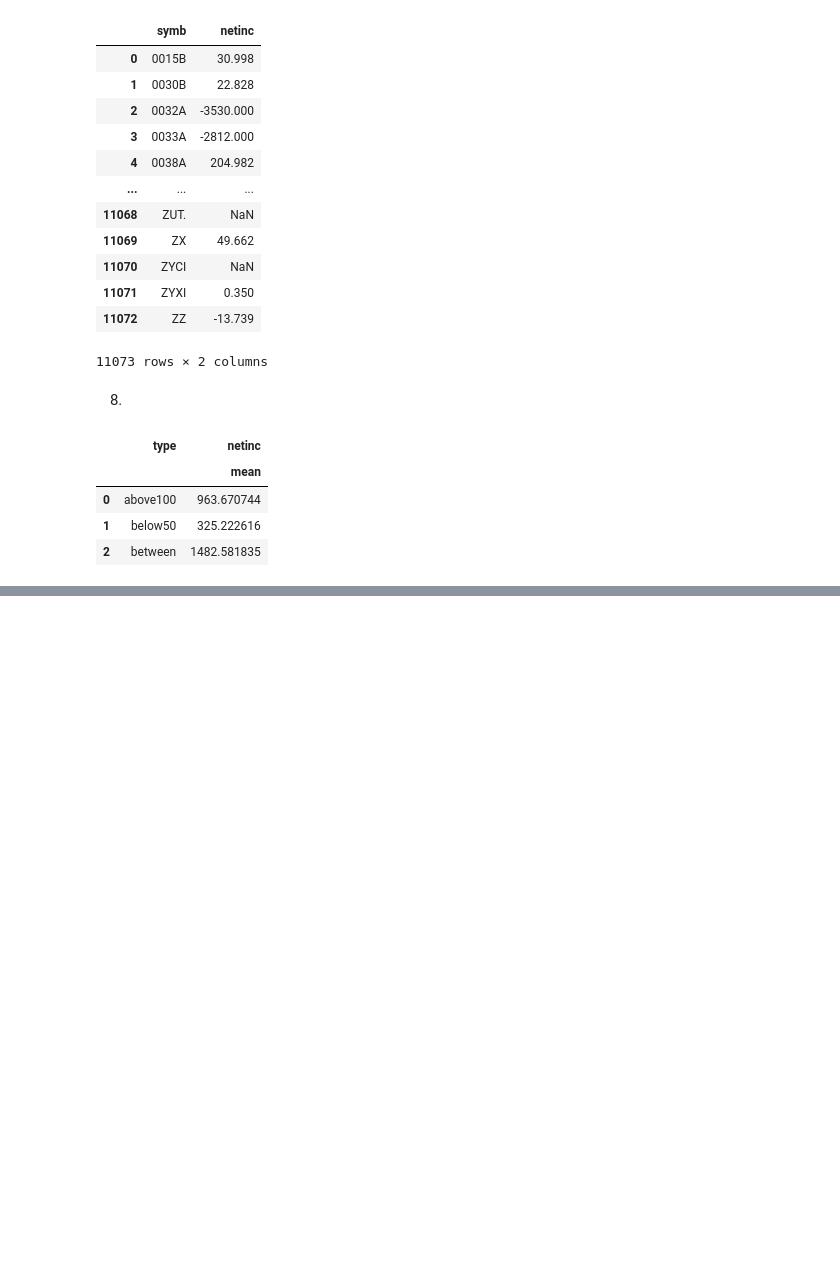
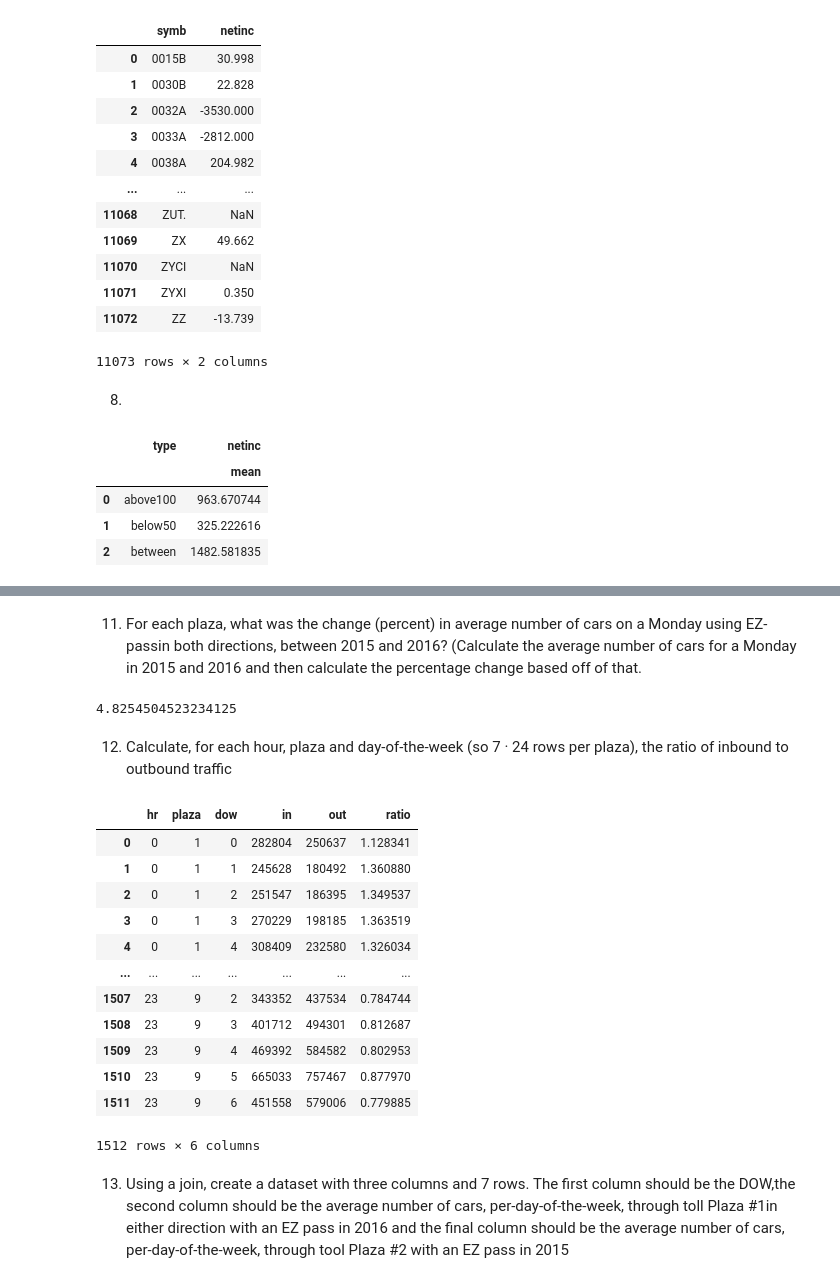
Before and after one commit to anitarestrepo16/databases_class_pandas, a Jupyter notebook: HW6/HW6.ipynb, the cells around one changed output, grey strips where cells are left out. Cells and saved outputs as stored; diff of their text form; code cells hidden in the pictures; blank space fills up the shorter version.

```diff
--- a/HW6/HW6.ipynb
+++ b/HW6/HW6.ipynb
@@ -282,0 +479,36 @@ out.groupby(out.loc[:, 'type'], as_index = False).agg({'netinc': ['mean']})
+# %% [markdown]
+11. For each plaza, what was the change (percent) in average number of cars on a Monday using EZ-passin both directions, between 2015 and 2016? (Calculate the average number of cars for a Monday in 2015 and 2016 and then calculate the percentage change based off of that.
+# %%
+cars2015 = dfMTA.loc[(dfMTA.loc[:, 'mtadt'].dt.year == 2015) & (dfMTA.loc[:, 'mtadt'].dt.day_of_week == 1), 'vehiclesez'].mean()
+cars2016 = dfMTA.loc[(dfMTA.loc[:, 'mtadt'].dt.year == 2016) & (dfMTA.loc[:, 'mtadt'].dt.day_of_week == 1), 'vehiclesez'].mean()
+(cars2016-cars2015)/cars2015*100
+# %% [output]
+4.8254504523234125
+# %% [markdown]
+12. Calculate, for each hour, plaza and day-of-the-week (so 7 · 24 rows per plaza), the ratio of inbound to outbound traffic
+# %%
+inbound = dfMTA.loc[(dfMTA.loc[:, 'direction'] == 'I'), :].assign(traffic = dfMTA.loc[:, 'vehiclesez'] + dfMTA.loc[:, 'vehiclescash']).\
+    groupby(['hr', 'plaza', dfMTA.loc[:, 'mtadt'].dt.day_of_week]).agg({'traffic': ['sum']}).reset_index()
+inbound.columns = ['hr', 'plaza', 'dow', 'in']
+outbound = dfMTA.loc[(dfMTA.loc[:, 'direction'] == 'O'), :].assign(traffic = dfMTA.loc[:, 'vehiclesez'] + dfMTA.loc[:, 'vehiclescash']).\
+    groupby(['hr', 'plaza', dfMTA.loc[:, 'mtadt'].dt.day_of_week]).agg({'traffic': ['sum']}).reset_index()
+outbound.columns = ['hr', 'plaza', 'dow', 'out']
+temp = pd.merge(inbound, outbound, on = ['hr', 'plaza', 'dow'], how = 'inner')
+temp.loc[:, 'ratio'] = temp.loc[:, 'in']/temp.loc[:, 'out']
+temp
+# %% [output]
+|  | hr | plaza | dow | in | out | ratio |
+| 0 | 0 | 1 | 0 | 282804 | 250637 | 1.128341 |
+| 1 | 0 | 1 | 1 | 245628 | 180492 | 1.360880 |
+| 2 | 0 | 1 | 2 | 251547 | 186395 | 1.349537 |
+| 3 | 0 | 1 | 3 | 270229 | 198185 | 1.363519 |
+| 4 | 0 | 1 | 4 | 308409 | 232580 | 1.326034 |
+| ... | ... | ... | ... | ... | ... | ... |
+| 1507 | 23 | 9 | 2 | 343352 | 437534 | 0.784744 |
+| 1508 | 23 | 9 | 3 | 401712 | 494301 | 0.812687 |
+| 1509 | 23 | 9 | 4 | 469392 | 584582 | 0.802953 |
+| 1510 | 23 | 9 | 5 | 665033 | 757467 | 0.877970 |
+| 1511 | 23 | 9 | 6 | 451558 | 579006 | 0.779885 |
+1512 rows × 6 columns
+# %% [markdown]
+13. Using a join, create a dataset with three columns and 7 rows. The first column should be the DOW,the second column should be the average number of cars, per-day-of-the-week, through toll Plaza #1in either direction with an EZ pass in 2016 and the final column should be the average number of cars, per-day-of-the-week, through tool Plaza #2 with an EZ pass in 2015
```
Also changed, not shown: parts of 33 cells of this notebook.
